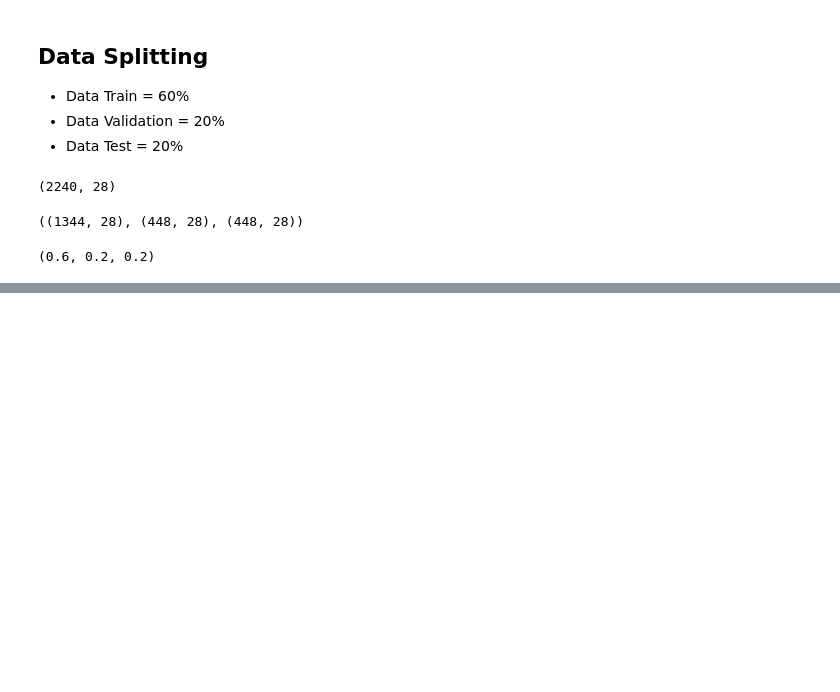
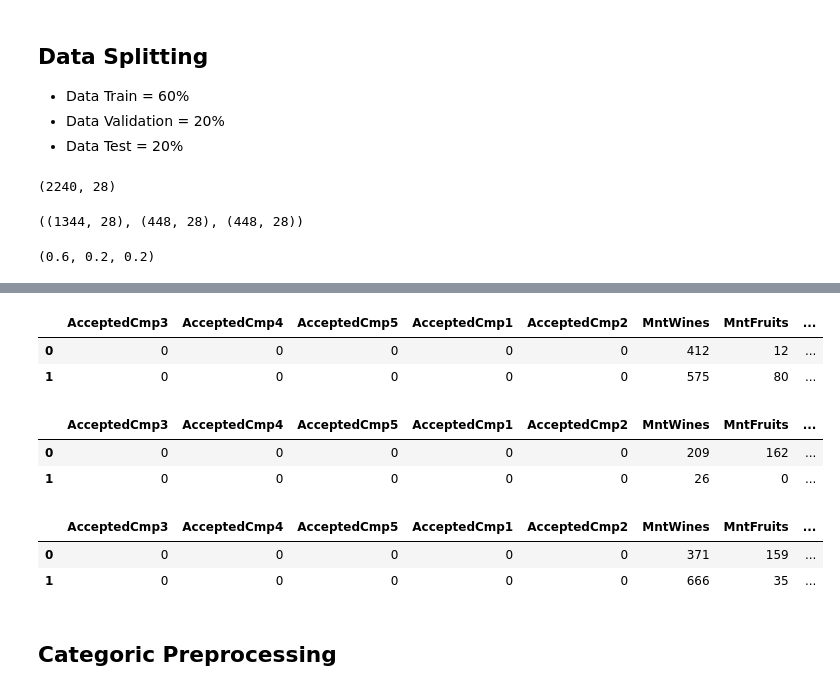
Before and after one commit to FemasAriandaRizki/marketing_analisis, a Jupyter notebook: marketing_analysis.ipynb, the cells around one changed output, grey strips where cells are left out. Saved outputs shown, nothing was run; the diff lists cells and outputs as text; code cells hidden in the pictures; blank space fills up the shorter version.

Commit message:
num preprocessing

```diff
--- a/marketing_analysis.ipynb
+++ b/marketing_analysis.ipynb
@@ -543,0 +636,26 @@ Data Splitting dulu --> Baru Data Processing
+# %%
+cmp_feat = [c for c in df.columns if 'AcceptedCmp' in str(c)]
+mnt_feat = [c for c in df.columns if 'Mnt' in str(c)]
+num_feat = [c for c in df.columns if 'Num' in str(c)]
+# %%
+numeric_feat = ['Income', 'Kidhome', 'Teenhome', 'Recency', 'Complain', 'Customer_Age',
+                'Num_Dependants', 'Dt_Customer_Month', 'Dt_Customer_Year',
+                'Total_Amount_Spent', 'Total_Purchases']
+# %%
+all_numeric_feat = cmp_feat + mnt_feat + num_feat + numeric_feat
+# %%
+display(df_train[all_numeric_feat].head(2))
+display(df_valid[all_numeric_feat].head(2))
+display(df_test[all_numeric_feat].head(2))
+# %% [output]
+|  | AcceptedCmp3 | AcceptedCmp4 | AcceptedCmp5 | AcceptedCmp1 | AcceptedCmp2 | MntWines | MntFruits | ... |
+| 0 | 0 | 0 | 0 | 0 | 0 | 412 | 12 | ... |
+| 1 | 0 | 0 | 0 | 0 | 0 | 575 | 80 | ... |
+|  | AcceptedCmp3 | AcceptedCmp4 | AcceptedCmp5 | AcceptedCmp1 | AcceptedCmp2 | MntWines | MntFruits | ... |
+| 0 | 0 | 0 | 0 | 0 | 0 | 209 | 162 | ... |
+| 1 | 0 | 0 | 0 | 0 | 0 | 26 | 0 | ... |
+|  | AcceptedCmp3 | AcceptedCmp4 | AcceptedCmp5 | AcceptedCmp1 | AcceptedCmp2 | MntWines | MntFruits | ... |
+| 0 | 0 | 0 | 0 | 0 | 0 | 371 | 159 | ... |
+| 1 | 0 | 0 | 0 | 0 | 0 | 666 | 35 | ... |
+# %% [markdown]
+## Categoric Preprocessing
```
Also changed, not shown: parts of 17 cells of this notebook.
